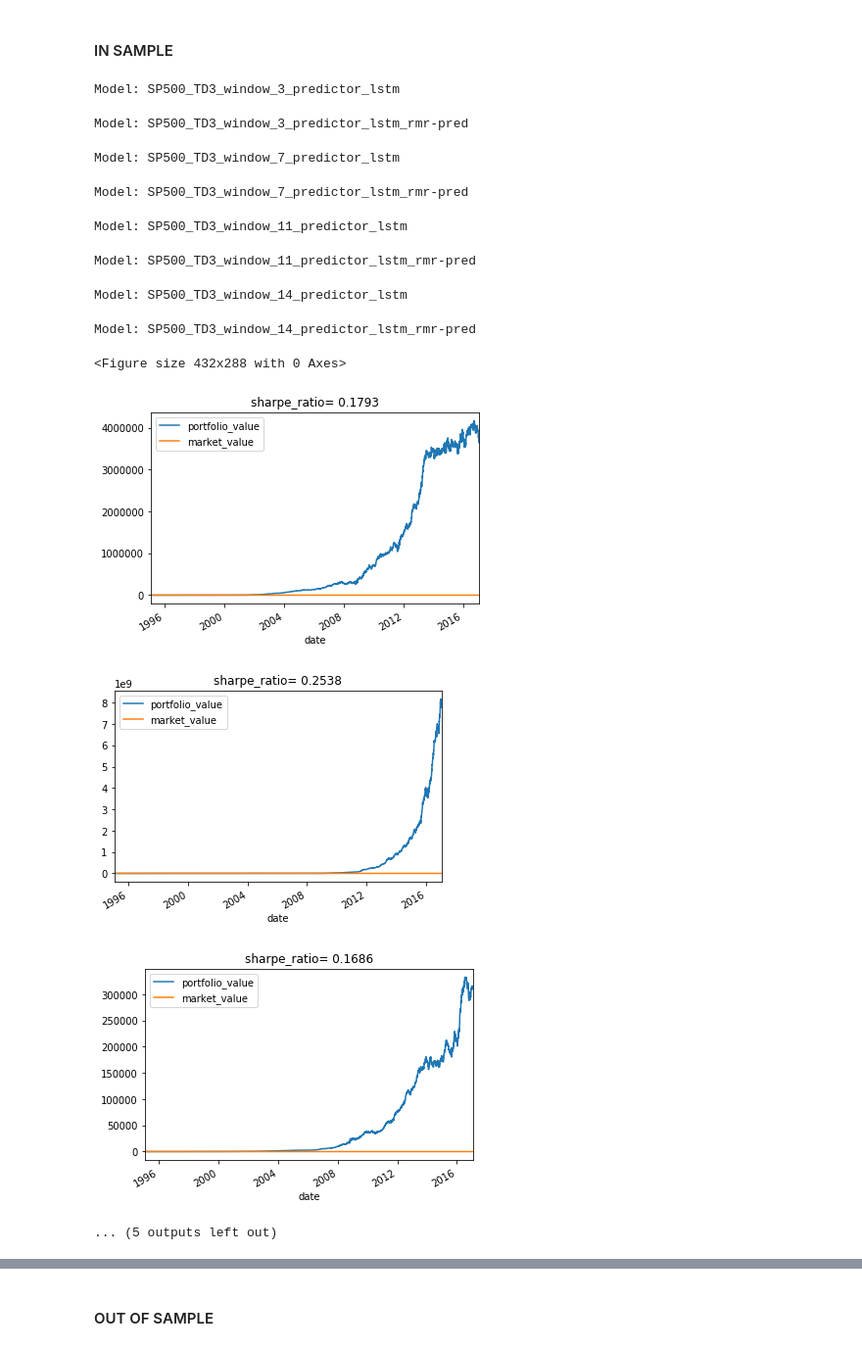
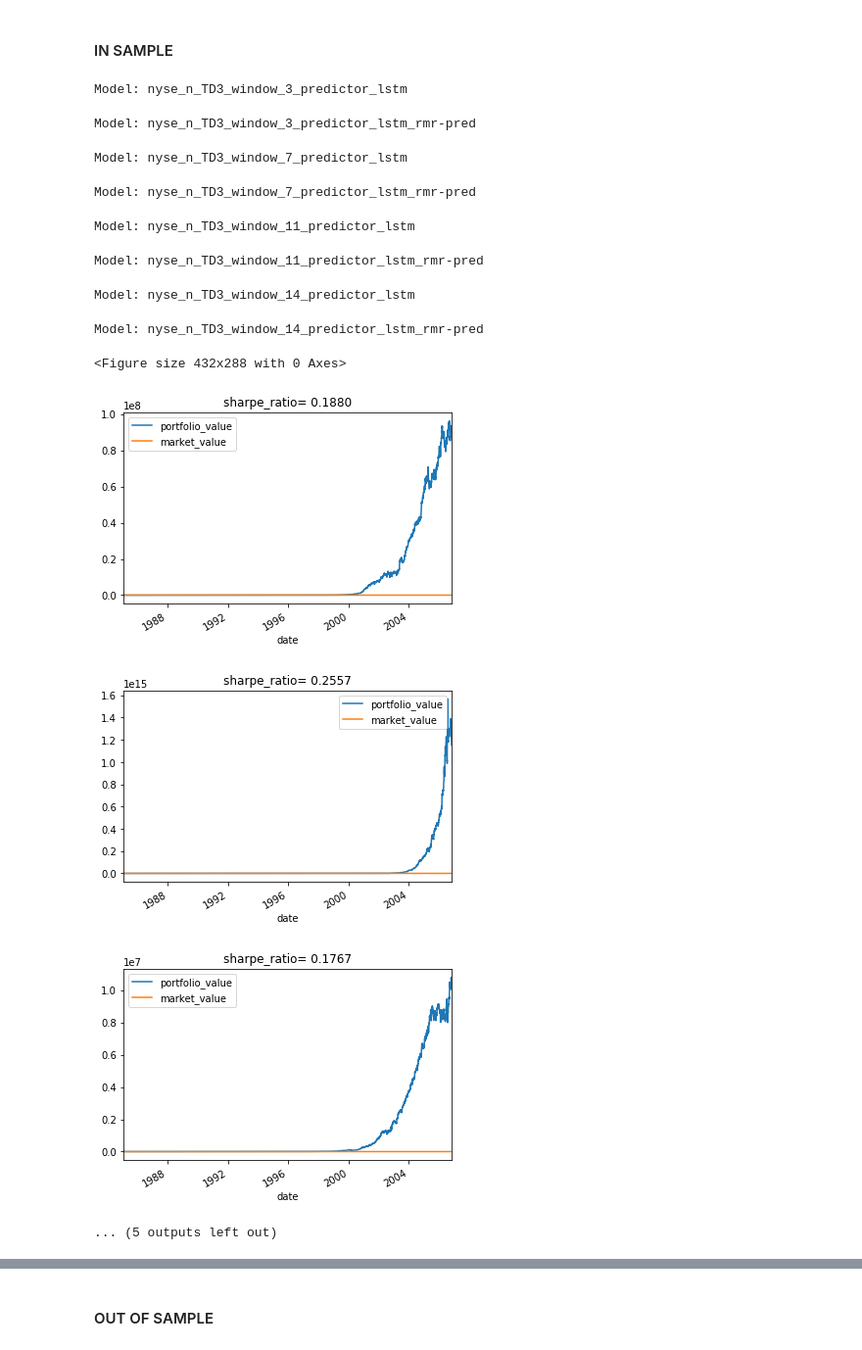
Before and after one commit to NigelCusc/DDPG_TD3_PortfolioOptimization_tensorflow-1.15.4, a Jupyter notebook: TD3 vs TD3-rmr-pred.ipynb, the cells around one changed output, grey strips where cells are left out. Shown at 98% size. Saved outputs shown, nothing was run; the diff lists cells and outputs as text; code cells hidden in the pictures.

```diff
--- a/TD3 vs TD3-rmr-pred.ipynb
+++ b/TD3 vs TD3-rmr-pred.ipynb
@@ -56,7 +56,7 @@ log_return = True
 load_technical_indicators = True
 # %%
 # Stock History
-dataset_name = 'SP500'
+dataset_name = 'nyse_n'
 history, assets, date_list = read_stock_history(filepath='utils/datasets/{}.h5'.format(dataset_name))
 history = history[:, :, :4]
 nb_classes = len(history) + 1
@@ -325,45 +325,45 @@ for window_length in window_length_lst:
     env = PortfolioEnv(history, assets, date_list, start_date=train_start_date,
                               end_date=train_end_date, window_length=window_length)
 
     _, observations, info_list, actions, _, _, portfolio_values, _ = test_model(env, model)
 
     # Add to results
     full_model_names.append(model_name)
     full_models.append(model)
     full_observations_list.append(observations)
     full_info_list.append(info_list)
     full_action_list.append(actions)
-    portfolio_values_list.append(portfolio_values)
+    in_portfolio_values_list.append(portfolio_values)
 
     # technical indicators ---------------------------
     print("Model: {}".format(ti_model_name))
     env = PortfolioEnv(history, assets, date_list, start_date=train_start_date,
                               end_date=train_end_date, window_length=window_length,
                                   technical_indicators_flag=True,
                                   technical_indicator_history=ti_dict[window_length])
 
     _, observations, info_list, actions, _, _, portfolio_values, _ = test_model(env, ti_model)
 
     # Add to results
     full_model_names.append(ti_model_name)
     full_models.append(ti_model)
     full_observations_list.append(observations)
     full_info_list.append(info_list)
     full_action_list.append(actions)
     in_portfolio_values_list.append(portfolio_values)
 # %% [output]
-Model: SP500_TD3_window_3_predictor_lstm
+Model: nyse_n_TD3_window_3_predictor_lstm
-Model: SP500_TD3_window_3_predictor_lstm_rmr-pred
+Model: nyse_n_TD3_window_3_predictor_lstm_rmr-pred
-Model: SP500_TD3_window_7_predictor_lstm
+Model: nyse_n_TD3_window_7_predictor_lstm
-Model: SP500_TD3_window_7_predictor_lstm_rmr-pred
+Model: nyse_n_TD3_window_7_predictor_lstm_rmr-pred
-Model: SP500_TD3_window_11_predictor_lstm
+Model: nyse_n_TD3_window_11_predictor_lstm
-Model: SP500_TD3_window_11_predictor_lstm_rmr-pred
+Model: nyse_n_TD3_window_11_predictor_lstm_rmr-pred
-Model: SP500_TD3_window_14_predictor_lstm
+Model: nyse_n_TD3_window_14_predictor_lstm
-Model: SP500_TD3_window_14_predictor_lstm_rmr-pred
+Model: nyse_n_TD3_window_14_predictor_lstm_rmr-pred
 <Figure size 432x288 with 0 Axes>
-[figure, old version]
+[figure, new version]
-[figure, old version]
+[figure, new version]
-[figure, old version]
+[figure, new version]
 ... (5 outputs left out)
 # %%
 # Set Up Environment
```
Also changed, not shown: parts of 23 cells of this notebook, 38 other files.
